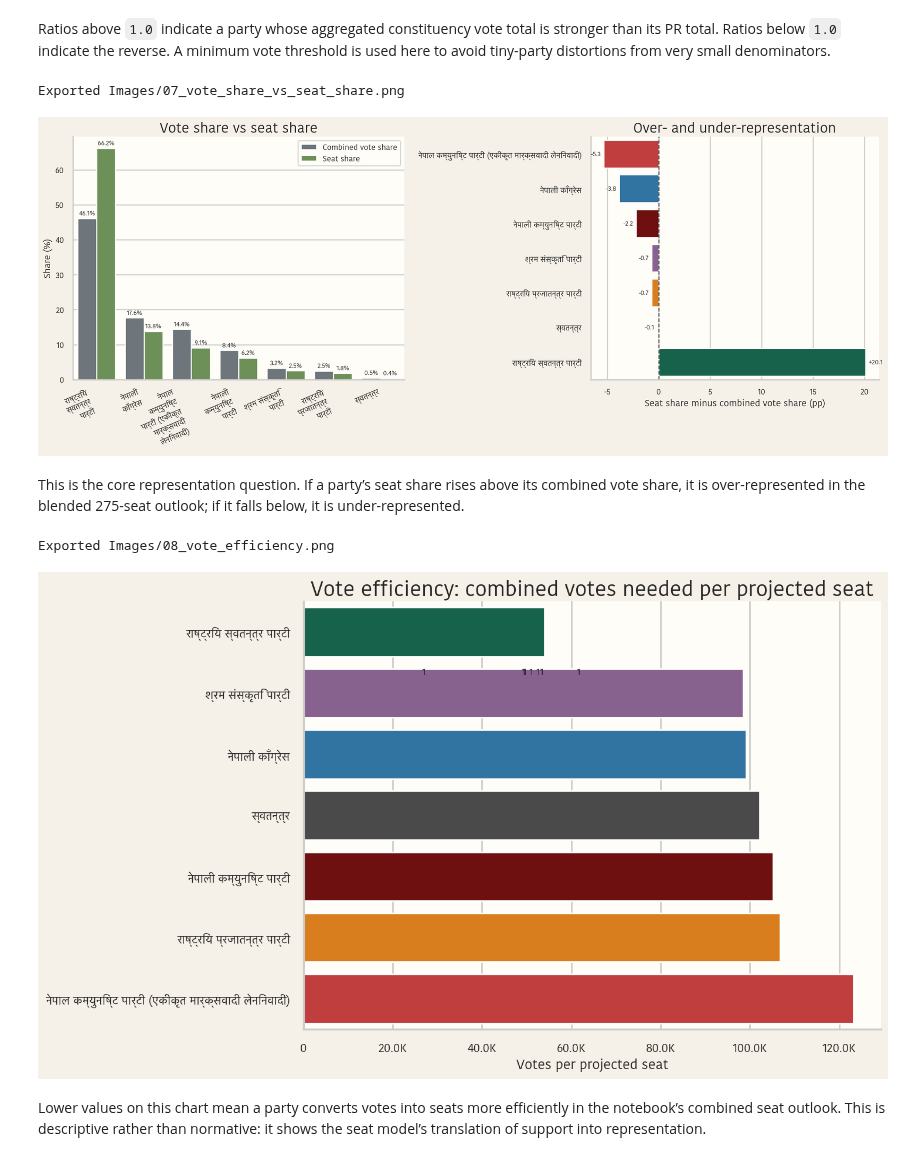
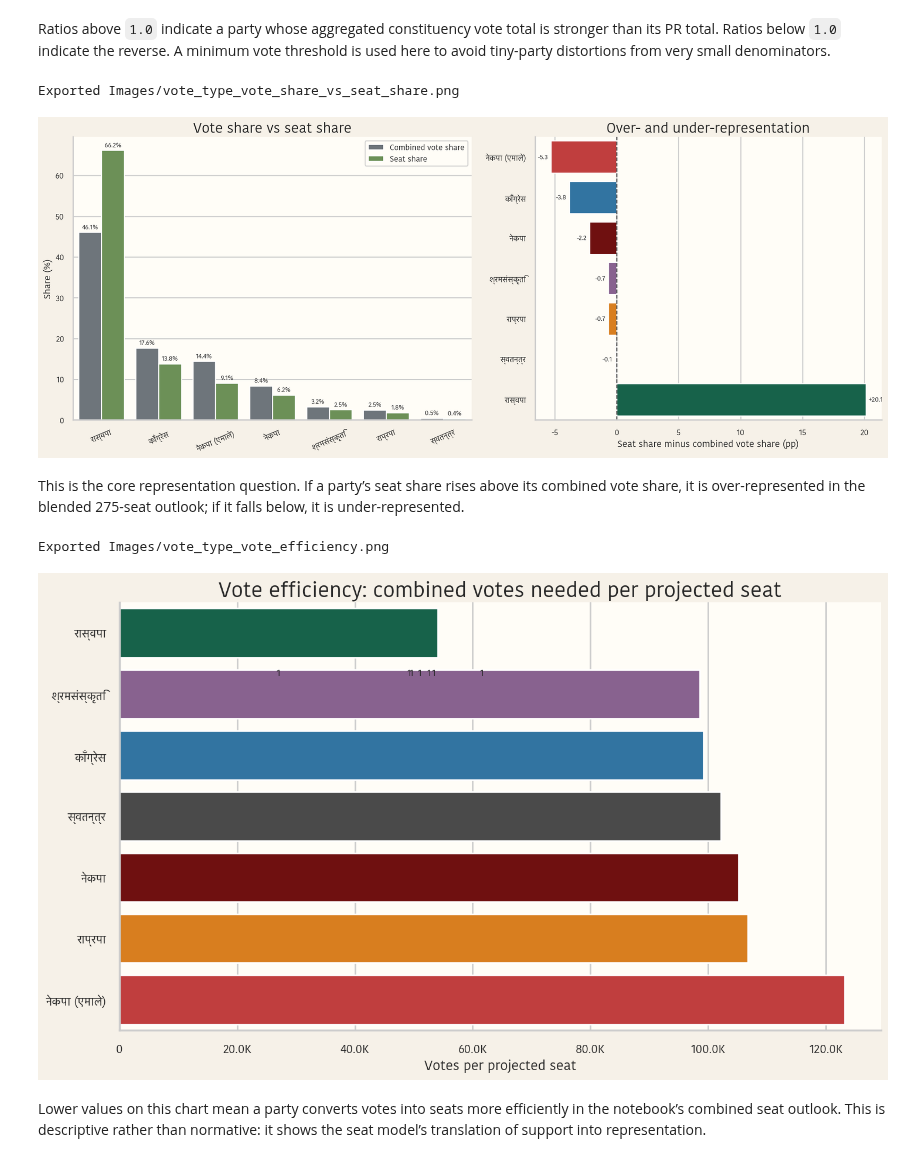
Before and after one commit to 3028Bikalpa/Election82_data_analysis, a Jupyter notebook: Codes/vote_type_comparison.ipynb, the cells around one changed output. Saved outputs shown, nothing was run; the diff lists cells and outputs as text; code cells hidden in the pictures.

```diff
--- a/Codes/vote_type_comparison.ipynb
+++ b/Codes/vote_type_comparison.ipynb
@@ -153,9 +455,21 @@ The two vote files are not perfectly standardized on party naming. The notebook
 PARTY_NAME_NORMALIZATION = {
     "त्रिमूल नेपाल": "त्रिमुल नेपाल",
     "मंगोल नेशनल अर्गनाइजेसन": "मंगोल नेशनल अर्गनाइजेशन",
-    "उन्‍नत लोकतन्त्र पार्टी": "उन्नत लोकतन्त्र पार्टी",
-    "नेपाल सद्‍भावना पार्टी": "नेपाल सद्भावना पार्टी",
+    "उन्नत लोकतन्त्र पार्टी": "उन्नत लोकतन्त्र पार्टी",
+    "नेपाल सद्भावना पार्टी": "नेपाल सद्भावना पार्टी",
     "जनता समाजवादी पार्टी": "जनता समाजवादी पार्टी, नेपाल",
+}
+
+SHORT_NAME_MAP = {
+    "नेपाल कम्युनिष्ट पार्टी (एकीकृत मार्क्सवादी लेनिनवादी)": "नेकपा (एमाले)",
+    "नेपाली कम्युनिष्ट पार्टी": "नेकपा",
+    "राष्ट्रिय स्वतन्त्र पार्टी": "रास्वपा",
+    "नेपाली काँग्रेस": "काँग्रेस",
+    "राष्ट्रिय प्रजातन्त्र पार्टी": "राप्रपा",
+    "श्रम संस्कृति पार्टी": "श्रमसंस्कृति",
+    "जनता समाजवादी पार्टी, नेपाल": "जसपा",
+    "नेपाल मजदुर किसान पार्टी": "नेमकिपा",
+    "नेपाल कम्युनिस्ट पार्टी (माओवादी)": "नेकपा (माओवादी)",
 }
 
 SELECTED_PARTIES = [
@@ -177,6 +491,7 @@ PARTY_COLORS = {
     "जनता समाजवादी पार्टी, नेपाल": "#6c757d",
     "जनमत पार्टी": "#2a9d8f",
     "उज्यालो नेपाल पार्टी": "#577590",
+    "काँग्रेस": "#1f77b4",
     "स्वतन्त्र": "#4a4a4a",
 }
 
@@ -197,6 +512,11 @@ def clean_party_name(name):
     cleaned = PARTY_NAME_NORMALIZATION.get(cleaned, cleaned)
     return cleaned
 
+def shorten_party_name(name):
+    if pd.isna(name):
+        return name
+    return SHORT_NAME_MAP.get(name, name)
+
 def approx_number(value):
     value = float(value)
     abs_value = abs(value)
@@ -216,6 +536,11 @@ def wrap_text(value, width=18):
         return value
     return "\n".join(textwrap.wrap(str(value), width=width, break_long_words=False, break_on_hyphens=False))
 
+def axis_party_label(value, width=14):
+    if pd.isna(value):
+        return value
+    return shorten_party_name(value)
+
 def get_party_color(party):
     global PALETTE_CURSOR
     if party not in PARTY_COLORS:
@@ -223,10 +548,13 @@ def get_party_color(party):
         PALETTE_CURSOR += 1
     return PARTY_COLORS[party]
 
-def export_figure(fig, filename):
+def export_figure(fig, filename, display_inline=True):
     path = OUTPUT_DIR / filename
-    fig.savefig(path, bbox_inches="tight", dpi=240, facecolor=fig.get_facecolor())
+    fix_devanagari_export(fig, path, export_dpi=240)
     print(f"Exported {path.relative_to(PROJECT_DIR)}")
+    if display_inline:
+        display(DisplayImage(filename=str(path)))
+        plt.close(fig)
     return path
 
 def annotate_bars(ax, fmt="approx", rotation=0, fontsize=10):
@@ -306,11 +634,11 @@ def compute_constituency_margins(df):
 
 def parliament_seat_positions(row_counts=None):
     if row_counts is None:
-        row_counts = [31, 35, 39, 41, 43, 43, 43]
+        row_counts = [18, 20, 22, 24, 25, 26, 27, 28, 28, 28, 29]
     if sum(row_counts) != TOTAL_PARLIAMENT_SEATS:
         raise ValueError("Row counts must sum to the total parliament seats")
     coords = []
-    radii = np.linspace(1.3, 7.6, len(row_counts))
+    radii = np.linspace(2.4, 14.0, len(row_counts))
     for radius, count in zip(radii, row_counts):
         angles = np.linspace(np.pi, 0, count, endpoint=True)
         for angle in angles:
@@ -357,7 +685,7 @@ comparison["pr_share"] = comparison["pr_votes"] / comparison["pr_votes"].sum()
 comparison["share_gap_pct_points"] = (comparison["fptp_share"] - comparison["pr_share"]) * 100
 comparison["fptp_to_pr_ratio"] = np.where(comparison["pr_votes"] > 0, comparison["fptp_votes"] / comparison["pr_votes"], np.nan)
 comparison["pr_to_fptp_ratio"] = np.where(comparison["fptp_votes"] > 0, comparison["pr_votes"] / comparison["fptp_votes"], np.nan)
-comparison["party_label"] = comparison["party_name"].map(lambda x: wrap_text(x, 18))
+comparison["party_label"] = comparison["party_name"].map(lambda x: axis_party_label(x, 18))
 
 matched = comparison[comparison["matched"]].copy()
 unmatched_fptp = comparison[comparison["_merge"] == "left_only"].copy()
@@ -815,8 +1190,9 @@ Exported Images/06_structural_ratio.png
 Ratios above `1.0` indicate a party whose aggregated constituency vote total is stronger than its PR total. Ratios below `1.0` indicate the reverse. A minimum vote threshold is used here to avoid tiny-party distortions from very small denominators.
 # %%
 meaningful_seat_view = seat_outlook[seat_outlook["total_projected_seats"] > 0].sort_values("total_projected_seats", ascending=False).head(10).copy()
+meaningful_seat_view["party_display"] = meaningful_seat_view["party_name"].map(axis_party_label)
 vote_seat_long = meaningful_seat_view.melt(
-    id_vars=["party_name"],
+    id_vars=["party_name", "party_display"],
     value_vars=["combined_vote_share", "seat_share"],
     var_name="metric",
     value_name="share",
@@ -831,7 +1207,7 @@ fig, axes = plt.subplots(1, 2, figsize=(17, 7), gridspec_kw={"width_ratios": [1.
 
 sns.barplot(
     data=vote_seat_long,
-    x="party_name",
+    x="party_display",
     y="share_pct",
     hue="metric",
     palette={"Combined vote share": "#6c757d", "Seat share": "#6a994e"},
@@ -840,7 +1216,7 @@ sns.barplot(
 axes[0].set_title("Vote share vs seat share")
 axes[0].set_xlabel("")
 axes[0].set_ylabel("Share (%)")
-axes[0].set_xticklabels([wrap_text(x, 14) for x in meaningful_seat_view["party_name"]], rotation=23, ha="right")
+axes[0].tick_params(axis="x", rotation=23)
 axes[0].legend(title="")
 for container in axes[0].containers:
     labels = [f"{bar.get_height():.1f}%" for bar in container]
@@ -850,7 +1226,7 @@ gap_view = meaningful_seat_view.sort_values("representation_gap_pp")
 sns.barplot(
     data=gap_view,
     x="representation_gap_pp",
-    y="party_name",
+    y="party_display",
     palette=[get_party_color(p) for p in gap_view["party_name"]],
     ax=axes[1],
 )
@@ -864,36 +1240,37 @@ for container in axes[1].containers:
 
 sns.despine()
 plt.tight_layout()
-export_figure(fig, "07_vote_share_vs_seat_share.png")
+export_figure(fig, "vote_type_vote_share_vs_seat_share.png")
 plt.show()
 # %% [output]
-Exported Images/07_vote_share_vs_seat_share.png
+Exported Images/vote_type_vote_share_vs_seat_share.png
-[figure, old version]
+[figure, new version]
 # %% [markdown]
 This is the core representation question. If a party’s seat share rises above its combined vote share, it is over-represented in the blended 275-seat outlook; if it falls below, it is under-represented.
 # %%
 efficiency_view = seat_outlook[seat_outlook["total_projected_seats"] > 0].sort_values("votes_per_total_seat").copy()
+efficiency_view["party_display"] = efficiency_view["party_name"].map(axis_party_label)
 
 fig, ax = plt.subplots(figsize=(11.5, 7))
 sns.barplot(
     data=efficiency_view.head(10),
     x="votes_per_total_seat",
-    y="party_name",
+    y="party_display",
     palette=[get_party_color(p) for p in efficiency_view.head(10)["party_name"]],
     ax=ax,
 )
 ax.set_title("Vote efficiency: combined votes needed per projected seat")
 ax.set_xlabel("Votes per projected seat")
 ax.set_ylabel("")
 ax.xaxis.set_major_formatter(approx_formatter())
 annotate_bars(ax, fmt="approx", fontsize=9)
 sns.despine()
 plt.tight_layout()
-export_figure(fig, "08_vote_efficiency.png")
+export_figure(fig, "vote_type_vote_efficiency.png")
 plt.show()
 # %% [output]
-Exported Images/08_vote_efficiency.png
+Exported Images/vote_type_vote_efficiency.png
-[figure, old version]
+[figure, new version]
 # %% [markdown]
 Lower values on this chart mean a party converts votes into seats more efficiently in the notebook’s combined seat outlook. This is descriptive rather than normative: it shows the seat model’s translation of support into representation.
 # %% [markdown]
```
Also changed, not shown: parts of 15 cells of this notebook, 33 other files.
